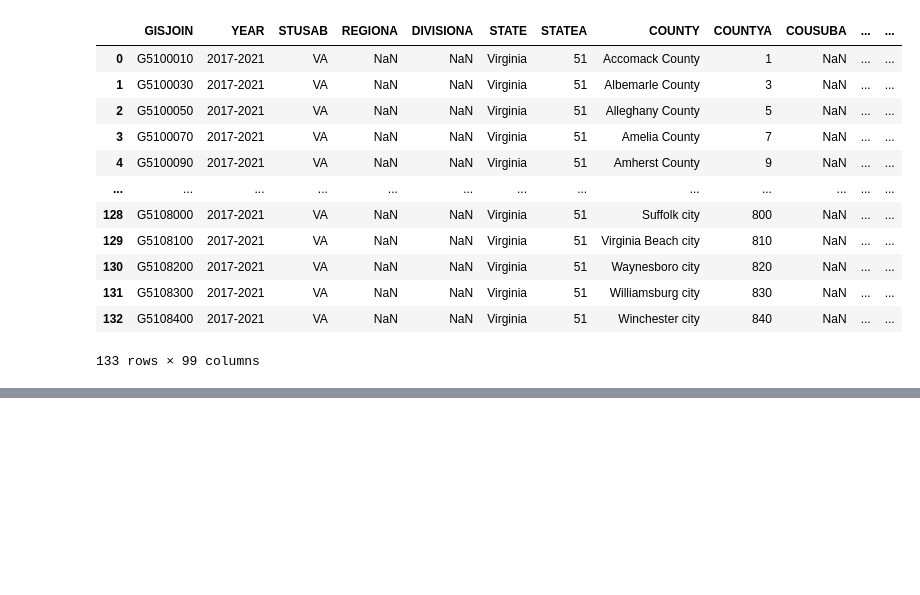
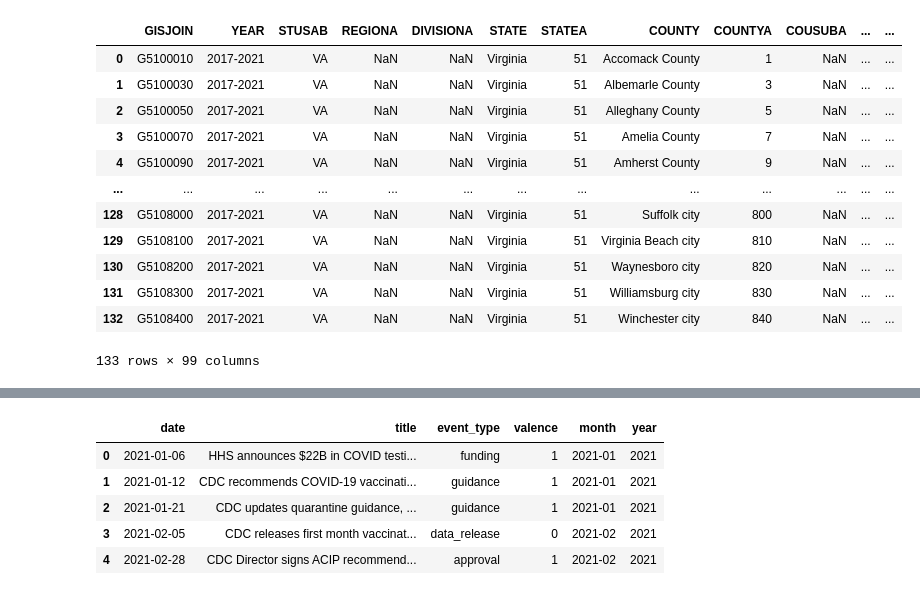
Before and after one commit to natchan19/COVIDResearch, a Jupyter notebook: DataCleaning.ipynb, the cells around one changed output, grey strips where cells are left out. Saved outputs shown, nothing was run; the diff lists cells and outputs as text; code cells hidden in the pictures; blank space fills up the shorter version.

```diff
--- a/DataCleaning.ipynb
+++ b/DataCleaning.ipynb
@@ -37,0 +101,12 @@ nhgis5
+# %%
+cdccomms = pd.read_csv("/workspace/COVIDResearch/cdc_key_communications.csv", encoding='latin1')
+cdcsentiment = pd.read_csv("/workspace/COVIDResearch/cdc_monthly_sentiment.csv", encoding='latin1')
+# %%
+cdccomms.head()
+# %% [output]
+|  | date | title | event_type | valence | month | year |
+| 0 | 2021-01-06 | HHS announces $22B in COVID testi... | funding | 1 | 2021-01 | 2021 |
+| 1 | 2021-01-12 | CDC recommends COVID-19 vaccinati... | guidance | 1 | 2021-01 | 2021 |
+| 2 | 2021-01-21 | CDC updates quarantine guidance, ... | guidance | 1 | 2021-01 | 2021 |
+| 3 | 2021-02-05 | CDC releases first month vaccinat... | data_release | 0 | 2021-02 | 2021 |
+| 4 | 2021-02-28 | CDC Director signs ACIP recommend... | approval | 1 | 2021-02 | 2021 |
```
Also changed, not shown: parts of 13 cells of this notebook, 1 other file.
